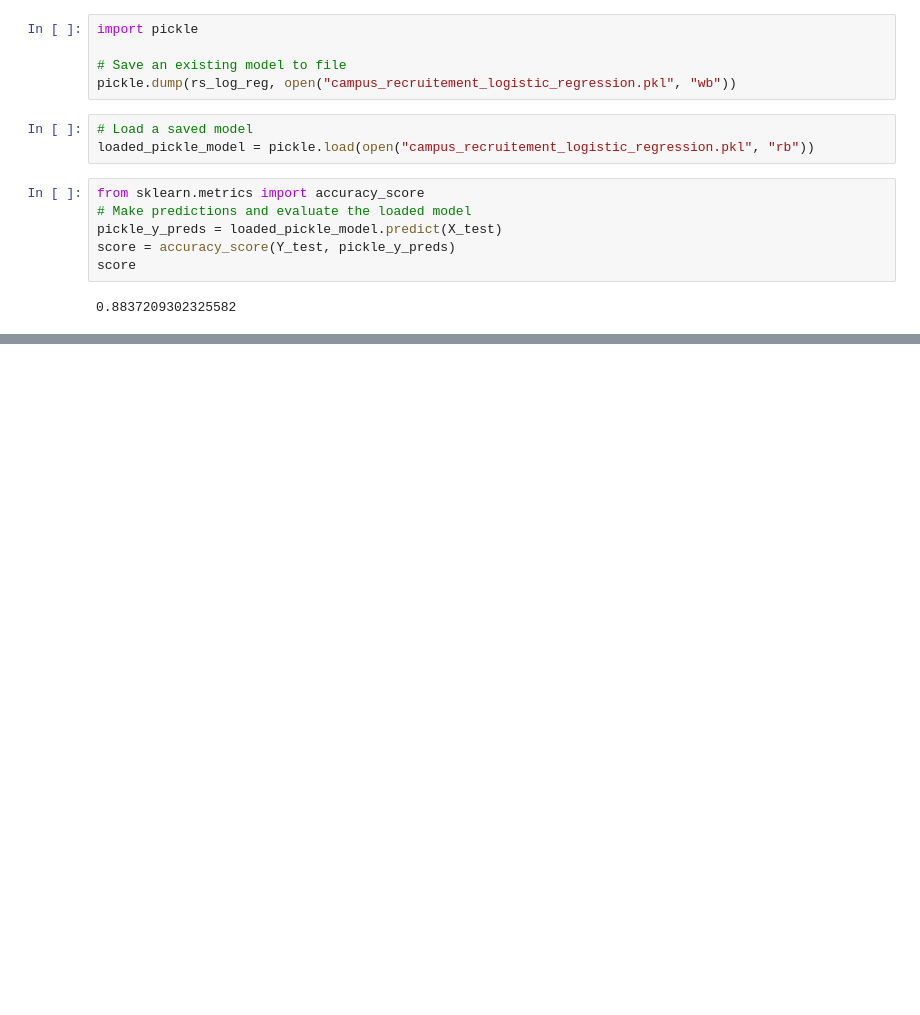
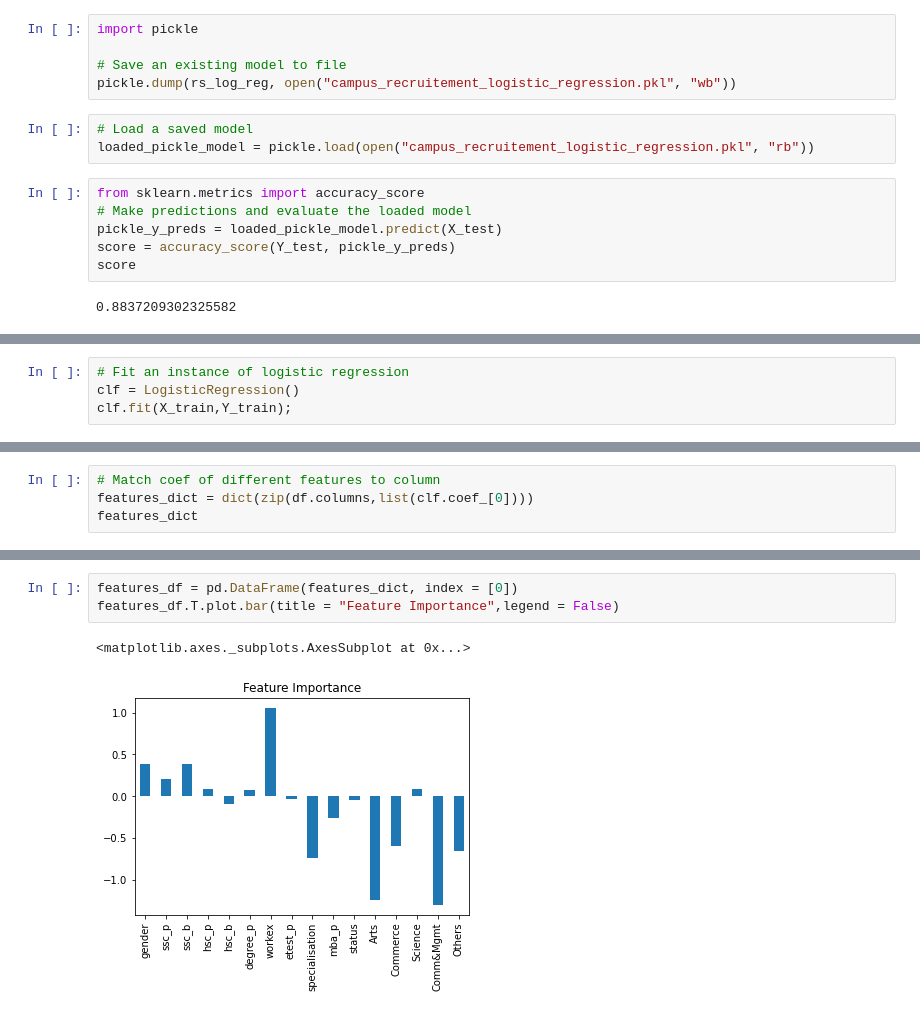
Before and after one commit to Pacifier25/Campus-Recruitement, a Jupyter notebook: Campus_Placement.ipynb, the cells around one changed output, grey strips where cells are left out. Drawn from its saved outputs; the diff is of its cells as text; blank space fills up the shorter version.

```diff
--- a/Campus_Placement.ipynb
+++ b/Campus_Placement.ipynb
@@ -617,0 +624,4 @@ score
+# %%
+# Fit an instance of logistic regression
+clf = LogisticRegression()
+clf.fit(X_train,Y_train);
@@ -617,0 +636,4 @@ score
+# %%
+# Match coef of different features to column
+features_dict = dict(zip(df.columns,list(clf.coef_[0])))
+features_dict
@@ -617,0 +657,6 @@ score
+# %%
+features_df = pd.DataFrame(features_dict, index = [0])
+features_df.T.plot.bar(title = "Feature Importance",legend = False)
+# %% [output]
+<matplotlib.axes._subplots.AxesSubplot at 0x...>
+[figure, added]
```
Also changed, not shown: parts of 3 cells of this notebook.
